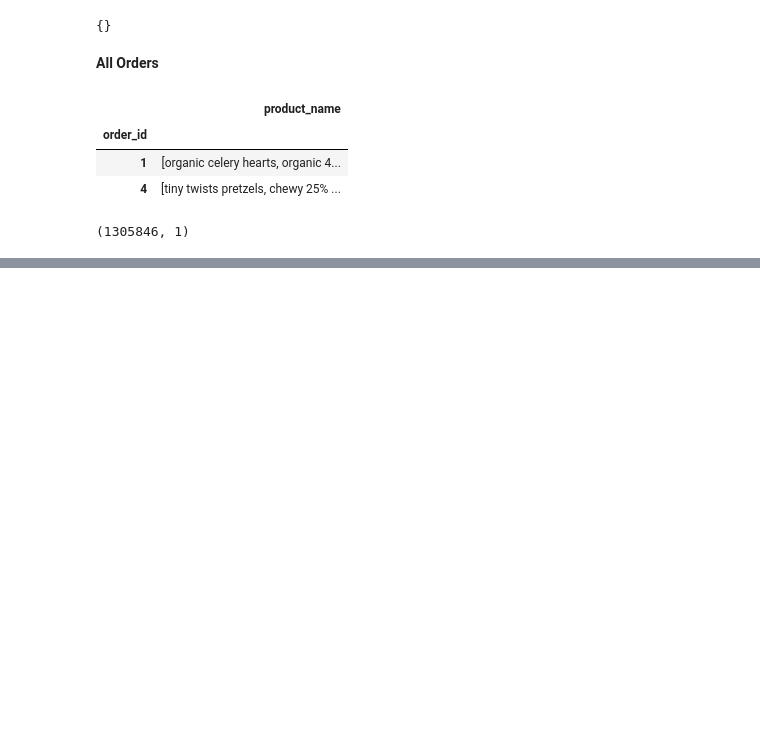
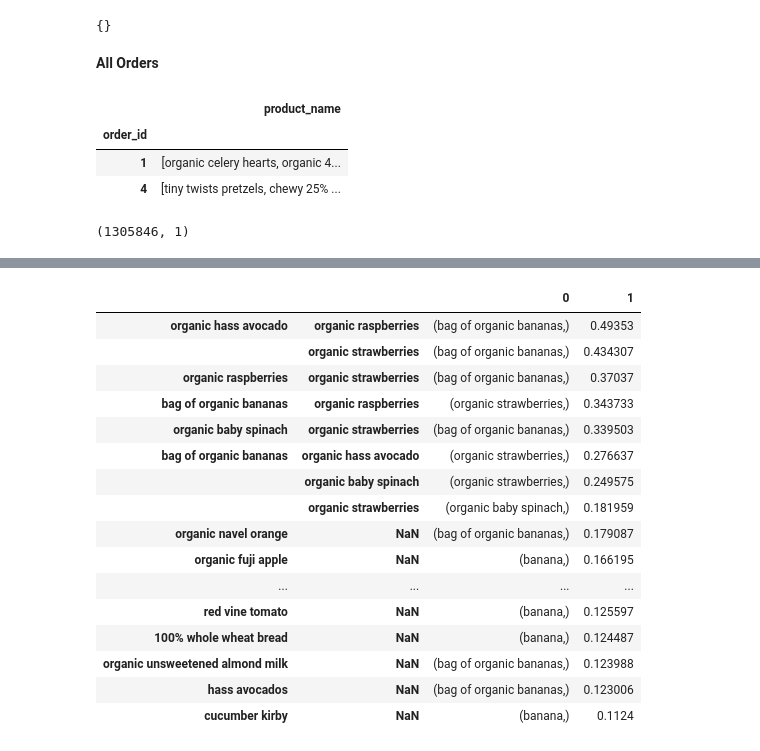
Before and after one commit to aakiyanova/Market-basket-analysis-FP-growth, a Jupyter notebook: notebooks/notebook_7_fp_tree_model.ipynb, the cells around one changed output, grey strips where cells are left out. Saved outputs shown, nothing was run; the diff lists cells and outputs as text; code cells hidden in the pictures; blank space fills up the shorter version.

```diff
--- a/notebooks/notebook_7_fp_tree_model.ipynb
+++ b/notebooks/notebook_7_fp_tree_model.ipynb
@@ -233,7 +233,7 @@ df_orders.shape
 # %% [output]
 (1305846, 1)
 # %%
-patterns_all = pyfpgrowth.find_frequent_patterns(df_orders['product_name'], 8_000)
+patterns_all = pyfpgrowth.find_frequent_patterns(df_orders['product_name'], 500)
 # %%
 patterns_all
 # %% [output]
@@ -253,5 +257,5 @@ patterns_all
 # %%
-rules = pyfpgrowth.generate_association_rules(patterns_all, 0.01)
+rules = pyfpgrowth.generate_association_rules(patterns_all, 0.1)
 # %%
 rules
 # %% [output]
@@ -258,0 +279,3 @@ rules
+# %%
+df_rules = pd.DataFrame(rules).T
+df_rules.head()
@@ -258,0 +289,20 @@ rules
+# %%
+df_rules.sort_values(ascending = False, by = 1)
+# %% [output]
+|  |  | 0 | 1 |
+| organic hass avocado | organic raspberries | (bag of organic bananas,) | 0.49353 |
+|  | organic strawberries | (bag of organic bananas,) | 0.434307 |
+| organic raspberries | organic strawberries | (bag of organic bananas,) | 0.37037 |
+| bag of organic bananas | organic raspberries | (organic strawberries,) | 0.343733 |
+| organic baby spinach | organic strawberries | (bag of organic bananas,) | 0.339503 |
+| bag of organic bananas | organic hass avocado | (organic strawberries,) | 0.276637 |
+|  | organic baby spinach | (organic strawberries,) | 0.249575 |
+|  | organic strawberries | (organic baby spinach,) | 0.181959 |
+| organic navel orange | NaN | (bag of organic bananas,) | 0.179087 |
+| organic fuji apple | NaN | (banana,) | 0.166195 |
+| ... | ... | ... | ... |
+| red vine tomato | NaN | (banana,) | 0.125597 |
+| 100% whole wheat bread | NaN | (banana,) | 0.124487 |
+| organic unsweetened almond milk | NaN | (bag of organic bananas,) | 0.123988 |
+| hass avocados | NaN | (bag of organic bananas,) | 0.123006 |
+| cucumber kirby | NaN | (banana,) | 0.1124 |
```
Also changed, not shown: parts of 3 cells of this notebook.
